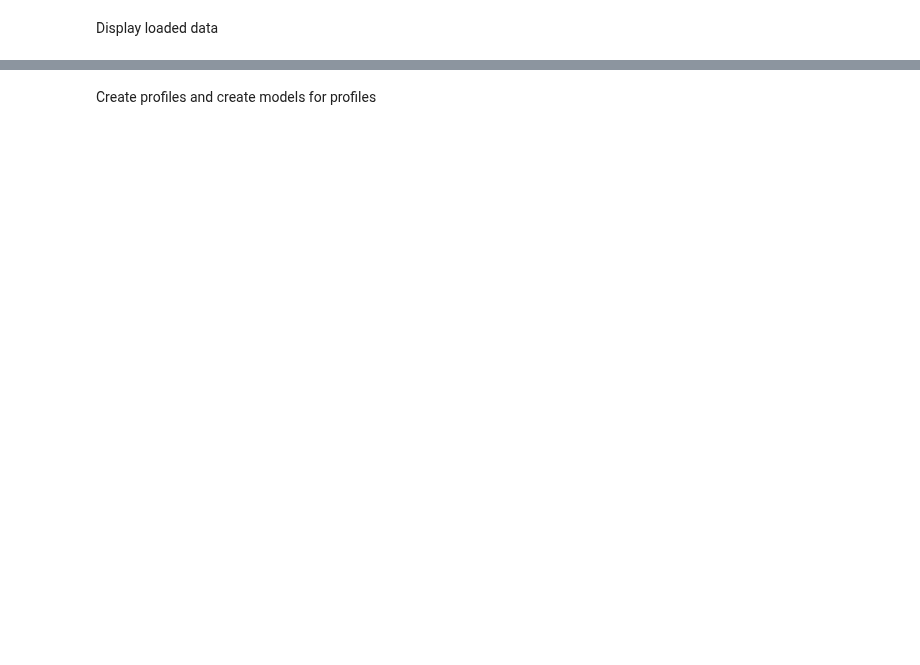
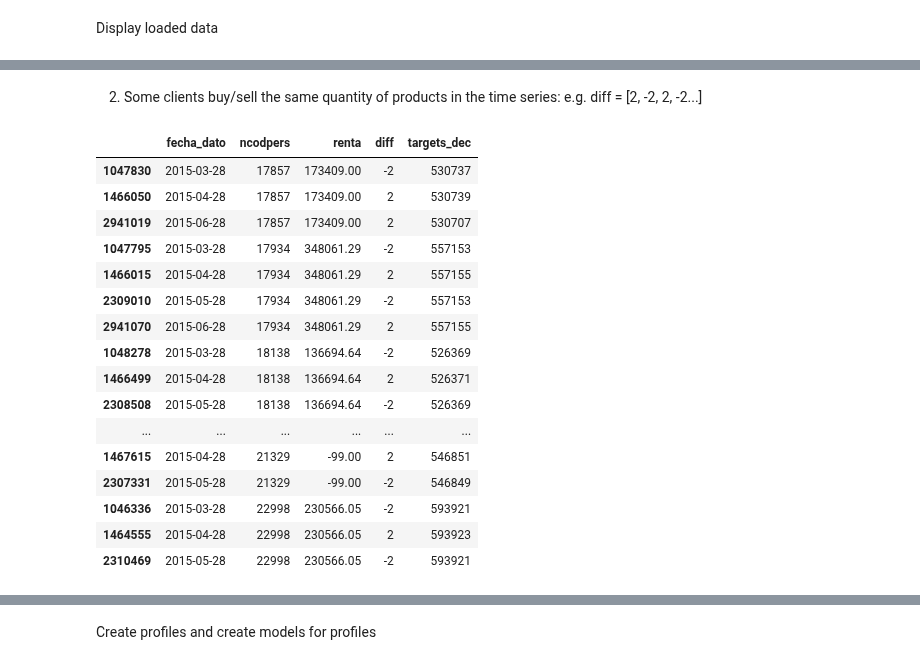
Before and after one commit to vfdev-5/SPR, a Jupyter notebook: keras/NN_predictions_2_CV_active_clients2.ipynb, the cells around one changed output, grey strips where cells are left out. Saved outputs shown, nothing was run; the diff lists cells and outputs as text; code cells hidden in the pictures; blank space fills up the shorter version.

```diff
--- a/keras/NN_predictions_2_CV_active_clients2.ipynb
+++ b/keras/NN_predictions_2_CV_active_clients2.ipynb
@@ -139,0 +241,23 @@ Percentage : eq = 0.371883786317  | aeq = 0.563823805061
+# %% [markdown]
+2) Some clients buy/sell the same quantity of products in the time series: e.g. diff = [2, -2, 2, -2...]
+# %%
+mask = train_df['diff'].isin([2,-2])
+train_df[mask].sort_values(['ncodpers', 'fecha_dato'])[['fecha_dato','ncodpers', 'renta', 'diff', 'targets_dec']].head(20)
+# %% [output]
+|  | fecha_dato | ncodpers | renta | diff | targets_dec |
+| 1047830 | 2015-03-28 | 17857 | 173409.00 | -2 | 530737 |
+| 1466050 | 2015-04-28 | 17857 | 173409.00 | 2 | 530739 |
+| 2941019 | 2015-06-28 | 17857 | 173409.00 | 2 | 530707 |
+| 1047795 | 2015-03-28 | 17934 | 348061.29 | -2 | 557153 |
+| 1466015 | 2015-04-28 | 17934 | 348061.29 | 2 | 557155 |
+| 2309010 | 2015-05-28 | 17934 | 348061.29 | -2 | 557153 |
+| 2941070 | 2015-06-28 | 17934 | 348061.29 | 2 | 557155 |
+| 1048278 | 2015-03-28 | 18138 | 136694.64 | -2 | 526369 |
+| 1466499 | 2015-04-28 | 18138 | 136694.64 | 2 | 526371 |
+| 2308508 | 2015-05-28 | 18138 | 136694.64 | -2 | 526369 |
+| ... | ... | ... | ... | ... | ... |
+| 1467615 | 2015-04-28 | 21329 | -99.00 | 2 | 546851 |
+| 2307331 | 2015-05-28 | 21329 | -99.00 | -2 | 546849 |
+| 1046336 | 2015-03-28 | 22998 | 230566.05 | -2 | 593921 |
+| 1464555 | 2015-04-28 | 22998 | 230566.05 | 2 | 593923 |
+| 2310469 | 2015-05-28 | 22998 | 230566.05 | -2 | 593921 |
```
Also changed, not shown: parts of 72 cells of this notebook, 2 other files.
